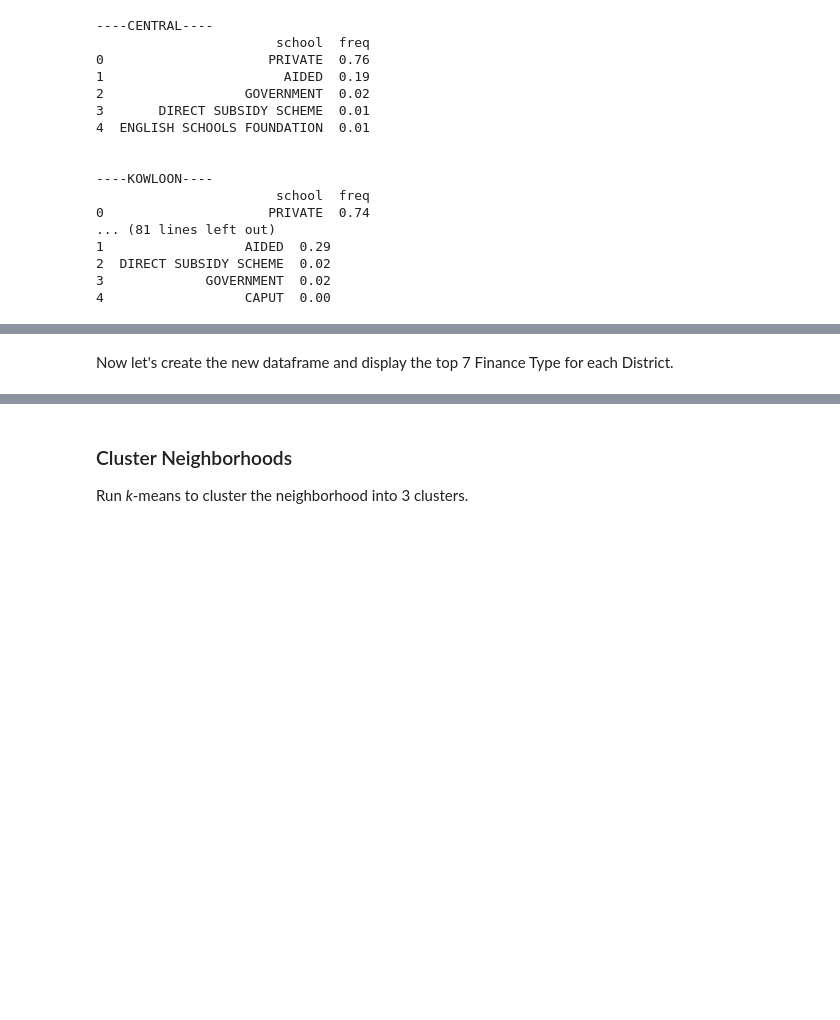
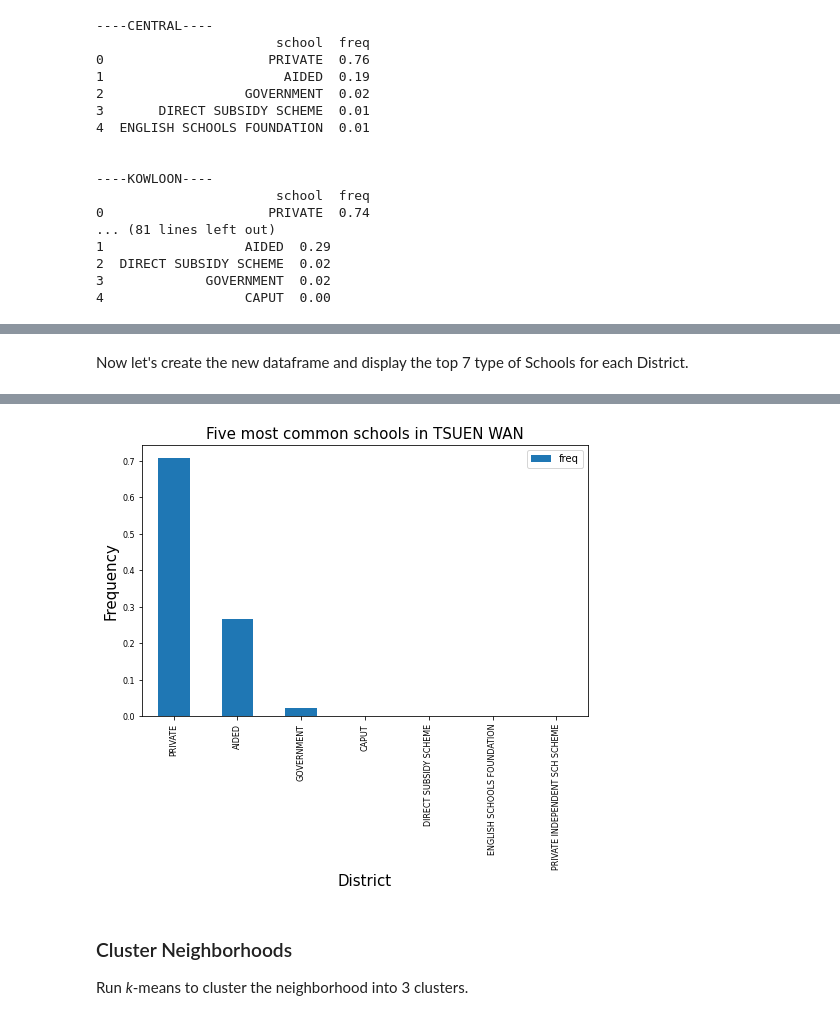
Before and after one commit to chauhan71084/Coursera_Capstone, a Jupyter notebook: BattleofNeighbourhoods2.ipynb, the cells around one changed output, grey strips where cells are left out. Cells and saved outputs as stored; diff of their text form; code cells hidden in the pictures; blank space fills up the shorter version.

```diff
--- a/BattleofNeighbourhoods2.ipynb
+++ b/BattleofNeighbourhoods2.ipynb
@@ -457,5 +465,5 @@ def return_most_common_school(row, num_top_venues):
 # %% [markdown]
-Now let's create the new dataframe and display the top 7 Finance Type for each District.
+Now let's create the new dataframe and display the top 7 type of Schools for each District.
 # %%
 num_top_schools = 7
 
@@ -484,6 +492,20 @@ neighborhoods_school_sorted.head()
 | 2 | SAI KUNG | PRIVATE | AIDED | DIRECT SUBSIDY SCHEME | ENGLISH SCHOOLS FOUNDATION | ... |
 | 3 | SHA TIN | PRIVATE | AIDED | DIRECT SUBSIDY SCHEME | ENGLISH SCHOOLS FOUNDATION | ... |
 | 4 | SHAM SHUI PO | PRIVATE | AIDED | DIRECT SUBSIDY SCHEME | GOVERNMENT | ... |
+# %%
+def get_five_common_schools(row,number_of_schools=5):
+    return row.iloc[1:].sort_values(ascending=False)[:number_of_schools]
+# %%
+current_data = hk_grouped[hk_grouped["DISTRICT"] == district_name].iloc[0,:]
+
+five_most_common = get_five_common_schools(current_data, 10)
+pd.DataFrame(five_most_common.reset_index()).rename(columns={"index": "DISTRICT", 6: "freq"}).plot(kind="bar", x="DISTRICT", y="freq", figsize=(8,5), fontsize=8)
+plt.title('Five most common schools in {}'.format(district_name), fontsize=15)
+plt.xlabel('District', fontsize=15)
+plt.ylabel('Frequency', fontsize=15)
+plt.show()
+# %% [output]
+[figure, added]
 # %% [markdown]
 ### Cluster Neighborhoods
 
```
Also changed, not shown: parts of 48 cells of this notebook, 1 other file.
